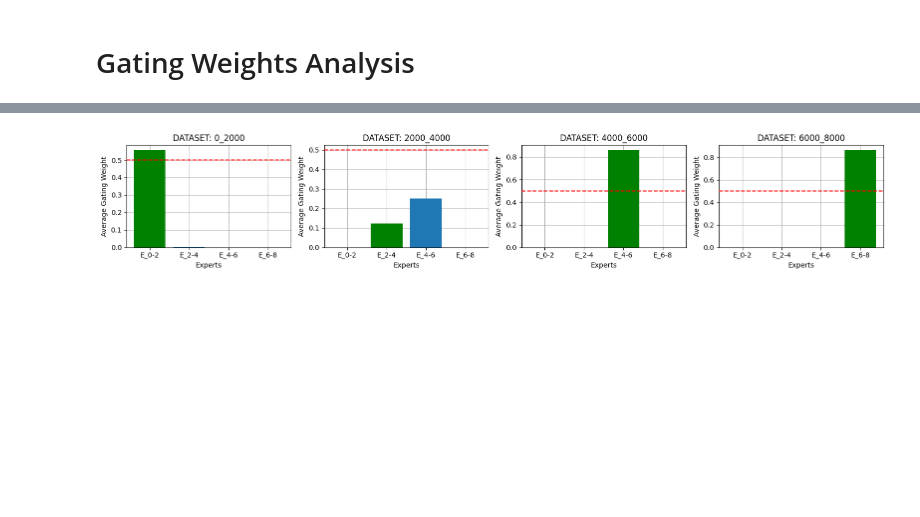
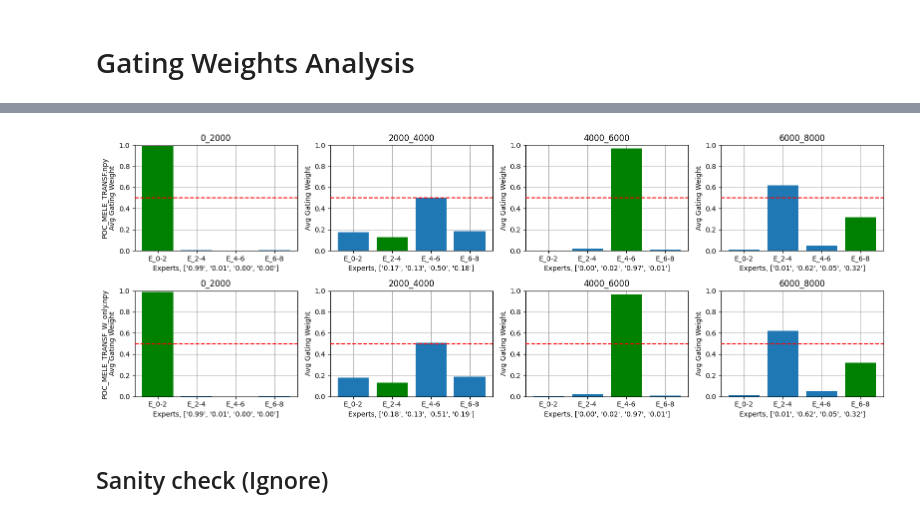
Before and after one commit to nii-yamagishilab/MoE-AntiDeepfake, a Jupyter notebook: notebooks/analyze_results.ipynb, the cells around one changed output, grey strips where cells are left out. Saved outputs shown, nothing was run; the diff lists cells and outputs as text; code cells hidden in the pictures; blank space fills up the shorter version.

```diff
--- a/notebooks/analyze_results.ipynb
+++ b/notebooks/analyze_results.ipynb
@@ -387,9 +613,11 @@ plot_moe_expert_weights(
 # %%
-plot_moe_expert_weights(
-    results_root='/home/smg/v-viola/moe_antideepfake/results/POC',
-    npy_name='POC_MELE_TRANSF.npy',
+plot_expert_weights_spoof(
+    results_root='/home/smg/v-viola/moe_antideepfake/results/POC/spoof',
+    npy_files=['POC_MELE_TRANSF.npy', 'POC_MELE_TRANSF_W_only.npy'],
     num_experts=4,
     expert_labels=['E_0-2', 'E_2-4', 'E_4-6', 'E_6-8']
 )
 # %% [output]
-[figure, old version]
+[figure, new version]
+# %% [markdown]
+## Sanity check (Ignore)
```
Also changed, not shown: parts of 22 cells of this notebook, 6 other files.
